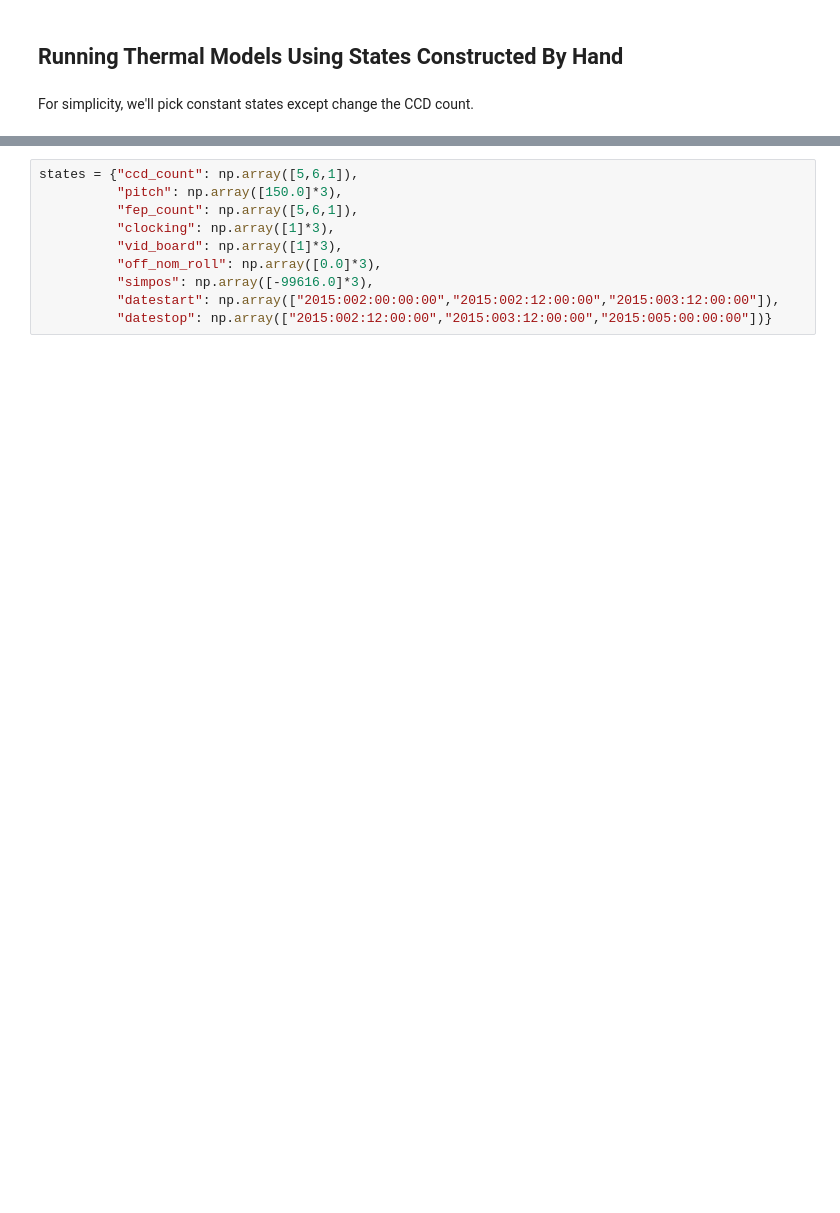
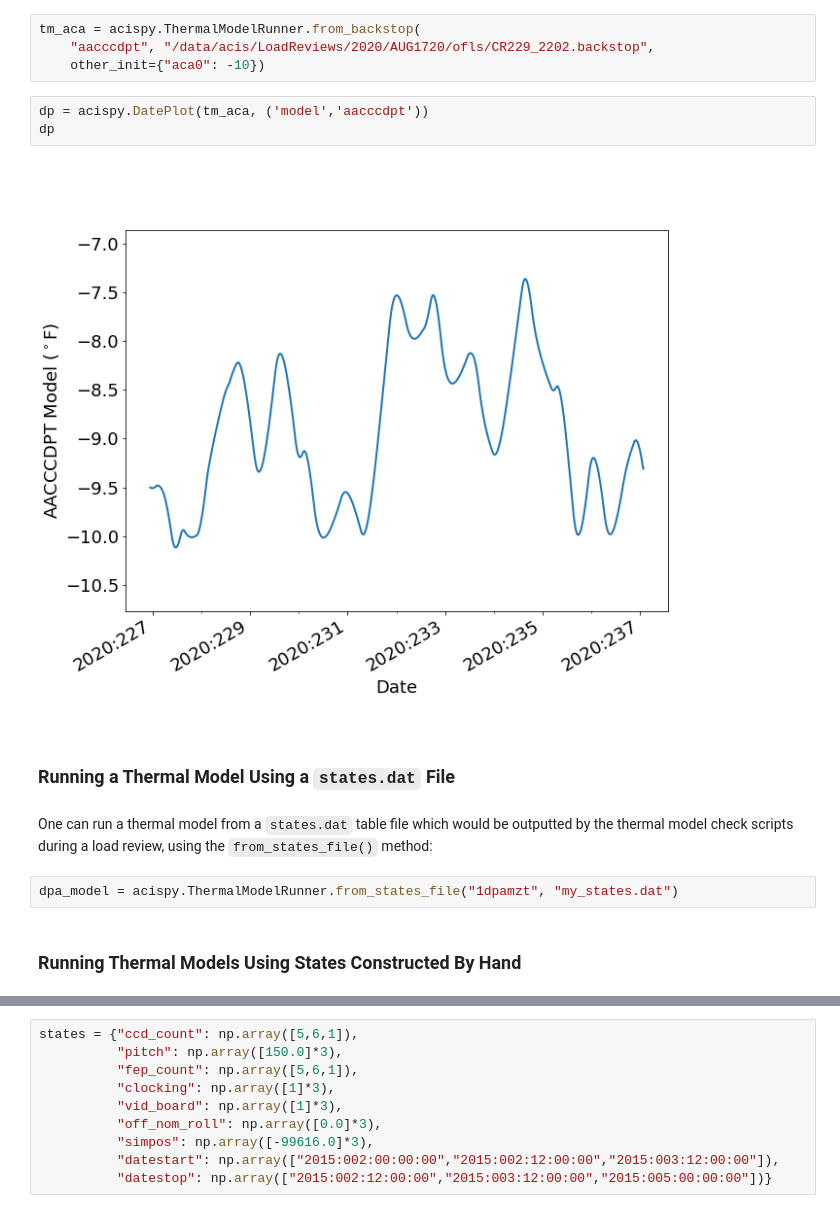
Before and after one commit to jzuhone/acispy, a Jupyter notebook: doc/source/Thermal_Models.ipynb, the cells around one changed output, grey strips where cells are left out. Drawn from its saved outputs; the diff is of its cells as text; blank space fills up the shorter version.

```diff
--- a/doc/source/Thermal_Models.ipynb
+++ b/doc/source/Thermal_Models.ipynb
@@ -6,4 +62,17 @@ import numpy as np
+# %%
+tm_aca = acispy.ThermalModelRunner.from_backstop(
+    "aacccdpt", "/data/acis/LoadReviews/2020/AUG1720/ofls/CR229_2202.backstop",
+    other_init={"aca0": -10})
+# %%
+dp = acispy.DatePlot(tm_aca, ('model','aacccdpt'))
+dp
+# %% [output]
+[figure, added]
+# %% [markdown]
+### Running a Thermal Model Using a `states.dat` File
+# %% [markdown]
+One can run a thermal model from a `states.dat` table file which would be outputted by the thermal model check scripts during a load review, using the `from_states_file()` method:
+# %%
+dpa_model = acispy.ThermalModelRunner.from_states_file("1dpamzt", "my_states.dat")
 # %% [markdown]
-## Running Thermal Models Using States Constructed By Hand
+### Running Thermal Models Using States Constructed By Hand
-# %% [markdown]
-For simplicity, we'll pick constant states except change the CCD count.
```
Also changed, not shown: parts of 45 cells of this notebook, 1 other file.
